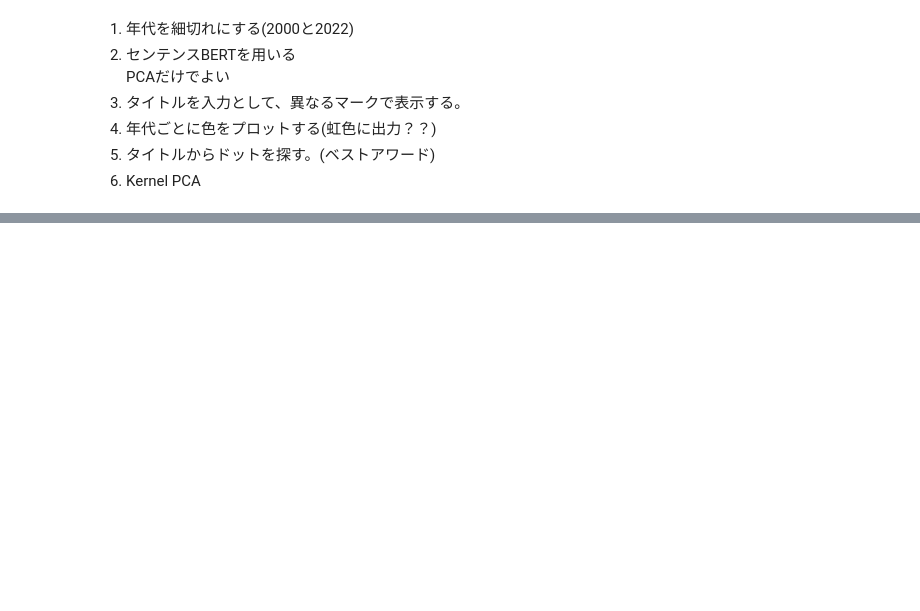
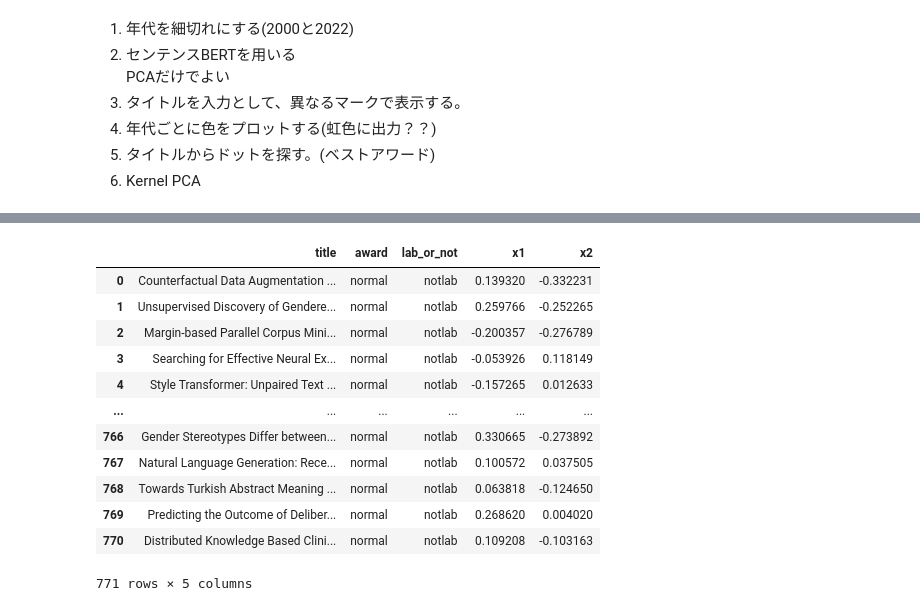
Before and after one commit to spec2/ThesisVisualizationTools, a Jupyter notebook: ACL-anthology-corpus/acl_anthology_full-text_sbert.ipynb, the cells around one changed output, grey strips where cells are left out. Saved outputs shown, nothing was run; the diff lists cells and outputs as text; code cells hidden in the pictures; blank space fills up the shorter version.

```diff
--- a/ACL-anthology-corpus/acl_anthology_full-text_sbert.ipynb
+++ b/ACL-anthology-corpus/acl_anthology_full-text_sbert.ipynb
@@ -211,0 +240,22 @@ PCAだけでよい
+# %%
+pcx_2019 =  pd.DataFrame(data=x_pcx, columns=['x1', 'x2'])
+# %%
+pcx_2019.insert(0, 'title', out[out['year'] == 2019]['title'].values)
+pcx_2019.insert(1, 'award', 'normal')
+pcx_2019.insert(2, 'lab_or_not', 'notlab')
+# %%
+pcx_2019
+# %% [output]
+|  | title | award | lab_or_not | x1 | x2 |
+| 0 | Counterfactual Data Augmentation ... | normal | notlab | 0.139320 | -0.332231 |
+| 1 | Unsupervised Discovery of Gendere... | normal | notlab | 0.259766 | -0.252265 |
+| 2 | Margin-based Parallel Corpus Mini... | normal | notlab | -0.200357 | -0.276789 |
+| 3 | Searching for Effective Neural Ex... | normal | notlab | -0.053926 | 0.118149 |
+| 4 | Style Transformer: Unpaired Text ... | normal | notlab | -0.157265 | 0.012633 |
+| ... | ... | ... | ... | ... | ... |
+| 766 | Gender Stereotypes Differ between... | normal | notlab | 0.330665 | -0.273892 |
+| 767 | Natural Language Generation: Rece... | normal | notlab | 0.100572 | 0.037505 |
+| 768 | Towards Turkish Abstract Meaning ... | normal | notlab | 0.063818 | -0.124650 |
+| 769 | Predicting the Outcome of Deliber... | normal | notlab | 0.268620 | 0.004020 |
+| 770 | Distributed Knowledge Based Clini... | normal | notlab | 0.109208 | -0.103163 |
+771 rows × 5 columns
```
Also changed, not shown: parts of 11 cells of this notebook, 4 other files.
